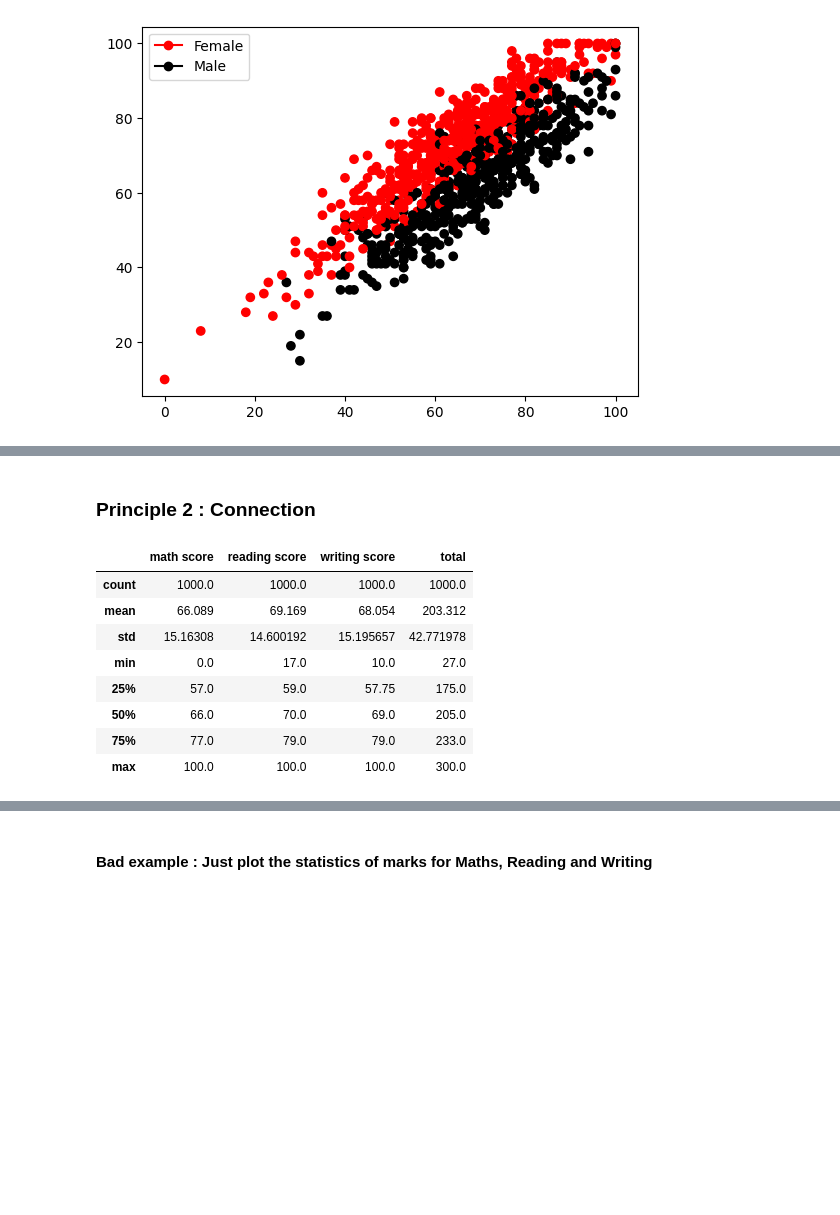
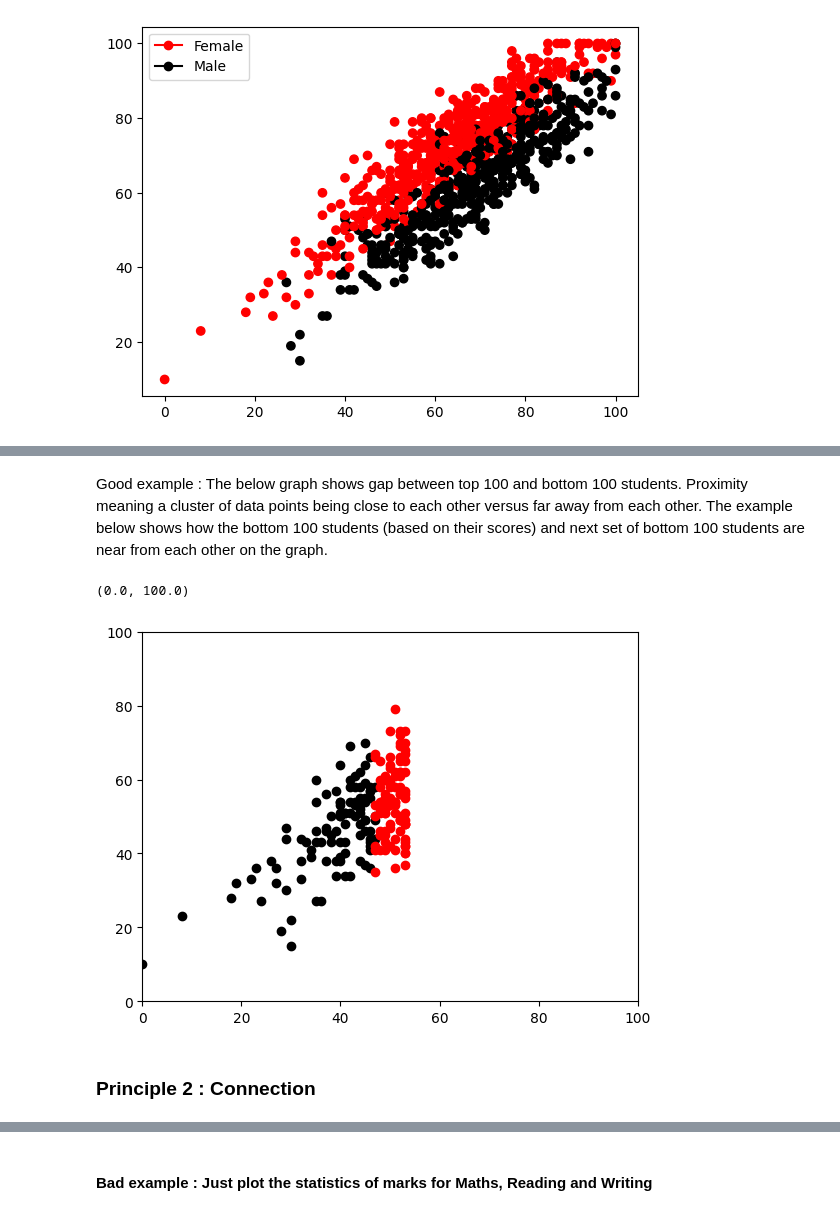
Before and after one commit to predinfer/project-gestalt, a Jupyter notebook: gestalt_2.ipynb, the cells around one changed output, grey strips where cells are left out. Drawn from its saved outputs; the diff is of its cells as text; code cells hidden in the pictures; blank space fills up the shorter version.

```diff
--- a/gestalt_2.ipynb
+++ b/gestalt_2.ipynb
@@ -113,16 +86,14 @@ plt.legend(handles=legend_elements)
+# %% [markdown]
+Good example : The below graph shows gap between top 100 and bottom 100 students. Proximity meaning a cluster of data points being close to each other versus far away from each other. The example below shows how the bottom 100 students (based on their scores) and next set of bottom 100 students are near from each other on the graph.
+# %%
+plt.scatter(df_students_bottom_20['math score'], df_students_bottom_20['writing score'], c='black')
+plt.scatter(df_students_bottom_20_40['math score'], df_students_bottom_20_40['writing score'], c='red')
+plt.xlim([0, 100])
+plt.ylim([0, 100])
+# %% [output]
+(0.0, 100.0)
+[figure, added]
 # %% [markdown]
 ### Principle 2 : Connection
-# %%
-df_students.describe()
-# %% [output]
-|  | math score | reading score | writing score | total |
-| count | 1000.0 | 1000.0 | 1000.0 | 1000.0 |
-| mean | 66.089 | 69.169 | 68.054 | 203.312 |
-| std | 15.16308 | 14.600192 | 15.195657 | 42.771978 |
-| min | 0.0 | 17.0 | 10.0 | 27.0 |
-| 25% | 57.0 | 59.0 | 57.75 | 175.0 |
-| 50% | 66.0 | 70.0 | 69.0 | 205.0 |
-| 75% | 77.0 | 79.0 | 79.0 | 233.0 |
-| max | 100.0 | 100.0 | 100.0 | 300.0 |
 # %% [markdown]
 #### Get student marks statistics like mean, median and then plot them
```
Also changed, not shown: parts of 17 cells of this notebook.
